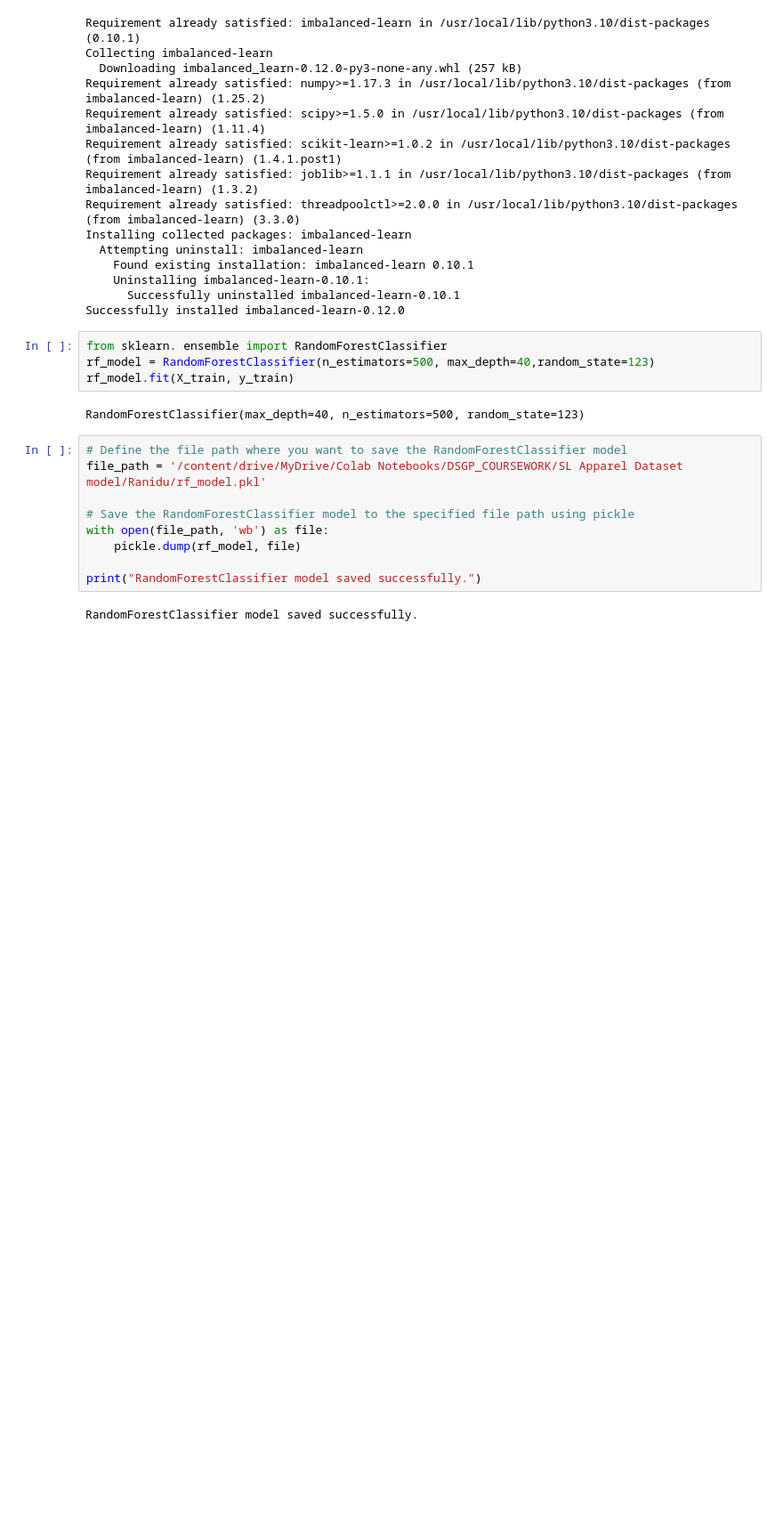
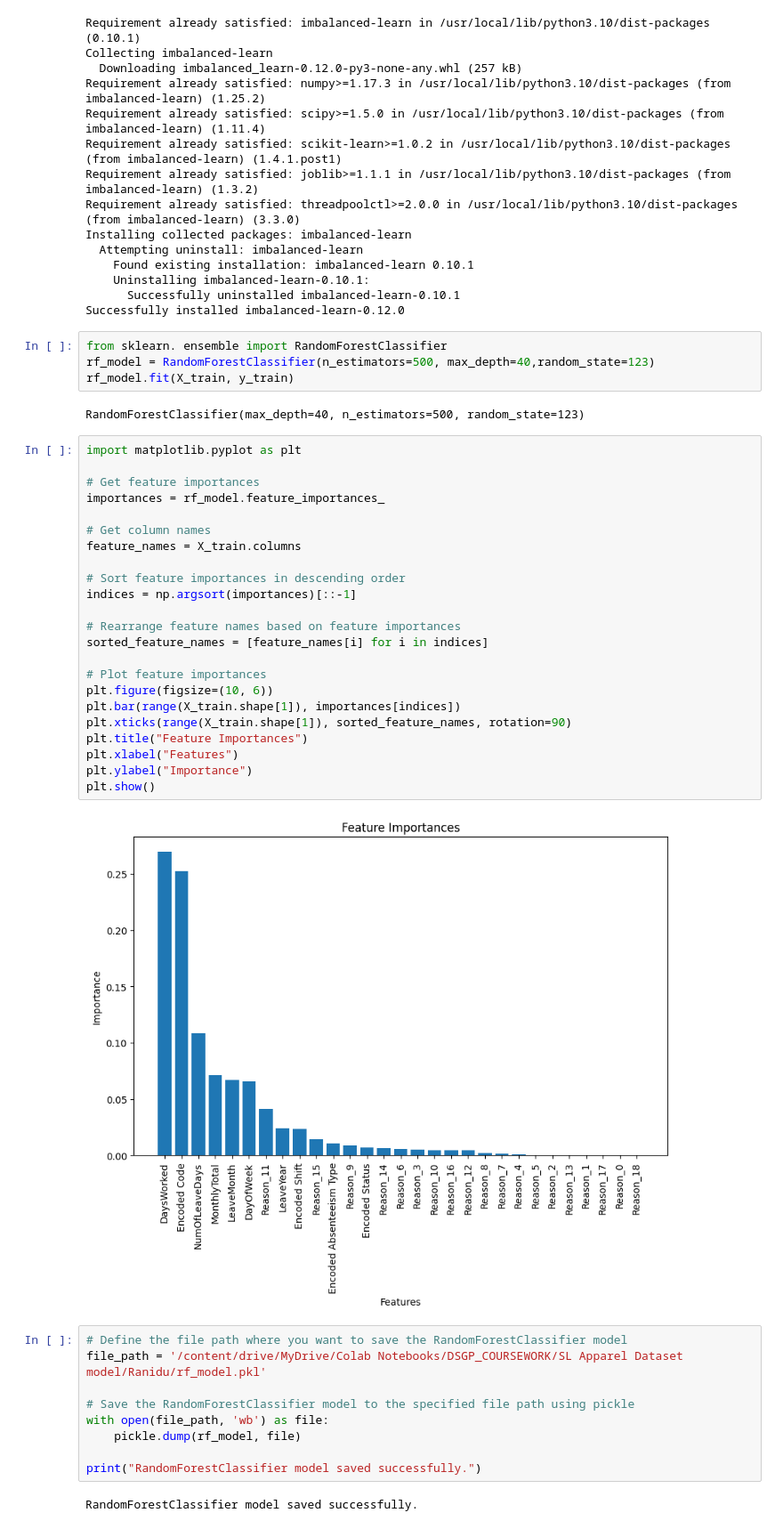
Before and after one commit to DSGP-Group-1-EAPS/SL-Apparel-Dataset, a Jupyter notebook: ARIMA_and_Random_Forest_Classifier.ipynb, the cells around one changed output. Shown at 89% size. Cells and saved outputs as stored; diff of their text form; blank space fills up the shorter version.

```diff
--- a/ARIMA_and_Random_Forest_Classifier.ipynb
+++ b/ARIMA_and_Random_Forest_Classifier.ipynb
@@ -403,6 +399,31 @@ rf_model = RandomForestClassifier(n_estimators=500, max_depth=40,random_state=12
 rf_model.fit(X_train, y_train)
 # %% [output]
 RandomForestClassifier(max_depth=40, n_estimators=500, random_state=123)
+# %%
+import matplotlib.pyplot as plt
+
+# Get feature importances
+importances = rf_model.feature_importances_
+
+# Get column names
+feature_names = X_train.columns
+
+# Sort feature importances in descending order
+indices = np.argsort(importances)[::-1]
+
+# Rearrange feature names based on feature importances
+sorted_feature_names = [feature_names[i] for i in indices]
+
+# Plot feature importances
+plt.figure(figsize=(10, 6))
+plt.bar(range(X_train.shape[1]), importances[indices])
+plt.xticks(range(X_train.shape[1]), sorted_feature_names, rotation=90)
+plt.title("Feature Importances")
+plt.xlabel("Features")
+plt.ylabel("Importance")
+plt.show()
+# %% [output]
+[figure, added]
 # %%
 # Define the file path where you want to save the RandomForestClassifier model
 file_path = '/content/drive/MyDrive/Colab Notebooks/DSGP_COURSEWORK/SL Apparel Dataset model/Ranidu/rf_model.pkl'
```
Also changed, not shown: parts of 7 cells of this notebook.
